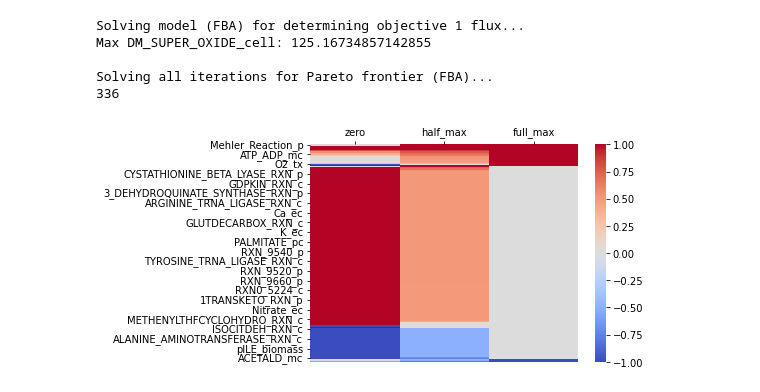
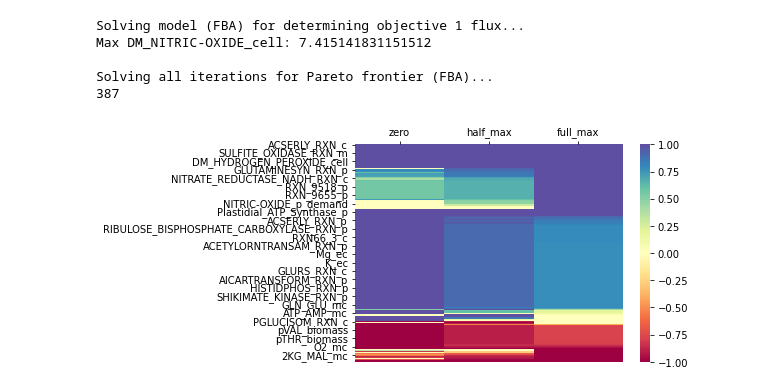
Before and after one commit to Subasree514/Flux_Simulations, a Jupyter notebook: heatmap.ipynb, the cells around one changed output. Cells and saved outputs as stored; diff of their text form; code cells hidden in the pictures.

Commit message:
antioxidant constraints updated and analysis updated

```diff
--- a/heatmap.ipynb
+++ b/heatmap.ipynb
@@ -97,13 +97,14 @@ def pareto_analysis(model, objective1=objective1, objective2=objective2, pareto_
 # %%
 ## Plots
 #model = cobra.io.load_matlab_model(join('/home/subasree/Desktop/Models_to_work/alpha_day_DM.mat'))
-model_rs = read_sbml_model('beta_day_RS_DM.xml')
+model_rs = read_sbml_model('beta_antiox_dm.xml')#beta_antiox_dm beta_day_RS_DM
 core_model=model_rs
 #core_model.add_boundary(core_model.metabolites.get_by_id("DNA_damage_cost_c"), type="demand")
 #core_model.add_boundary(core_model.metabolites.get_by_id('Protein_oxidation_cost_c'), type="demand")
 #core_model.add_boundary(core_model.metabolites.get_by_id('Aminoacid_oxidation_cost_c'), type="demand")
 #core_model.reactions.get_by_id('DM_CPD-12377_cell').add_metabolites({'DNA_damage_cost_c':1.0,'Protein_oxidation_cost_c':1.0})
 #core_model.reactions.get_by_id('DM_CPD0-1395_cell').add_metabolites({'DNA_damage_cost_c':1.0})
+#core_model.reactions.get_by_id('Photon_tx').bounds = (0,29.96568)
 
 ##Constraints
 rubisco = core_model.problem.Constraint(3 * core_model.reactions.get_by_id("RXN_961_p").flux_expression - core_model.reactions.get_by_id("RIBULOSE_BISPHOSPHATE_CARBOXYLASE_RXN_p").flux_expression,lb=0, ub=0,)
@@ -128,10 +129,10 @@ o2s_biotic = core_model.problem.Constraint(core_model.reactions.get_by_id("Super
 
 ##
 h2o2_uvb = core_model.problem.Constraint(core_model.reactions.get_by_id("H2O2_p_demand").flux_expression + core_model.reactions.get_by_id("H2O2_m_demand").flux_expression + core_model.reactions.get_by_id("H2O2_x_demand").flux_expression, lb=0, ub=7.476968447)
-core_model.add_cons_vars(h2o2_uvb)
+#core_model.add_cons_vars(h2o2_uvb)
 #
 o2s_uvb = core_model.problem.Constraint(core_model.reactions.get_by_id("Super_oxide_p_demand").flux_expression + core_model.reactions.get_by_id("Super_oxide_m_demand").flux_expression + core_model.reactions.get_by_id("Super_oxide_x_demand").flux_expression, lb=0, ub=0.0001540487974)
-core_model.add_cons_vars(o2s_uvb)
+#core_model.add_cons_vars(o2s_uvb)
 
 ## ellicitors
 h2o2_ell = core_model.problem.Constraint(core_model.reactions.get_by_id("H2O2_p_demand").flux_expression + core_model.reactions.get_by_id("H2O2_m_demand").flux_expression + core_model.reactions.get_by_id("H2O2_x_demand").flux_expression + core_model.reactions.get_by_id("H2O2_e_demand").flux_expression, lb=0, ub=0.03415905925)
@@ -142,7 +143,7 @@ o2s_ell = core_model.problem.Constraint(core_model.reactions.get_by_id("Super_ox
 
 ## Nitric oxide
 h2o2_demand = core_model.problem.Constraint(core_model.reactions.get_by_id("DM_NITRIC-OXIDE_cell").flux_expression, lb=0, ub=0.0001802061558)
-core_model.add_cons_vars(h2o2_demand)
+#core_model.add_cons_vars(h2o2_demand)
 # %%
 k=[]
 for i in core_model.reactions:
@@ -150,7 +151,7 @@ for i in core_model.reactions:
     k.append(r)
 # %%
 ## plot pareto plot
-objective1 =  'DM_SUPER_OXIDE_cell' #ho2_rad_p_demand AraCore_Biomass_tx DM_HS_cell DM_CPD0-1395_cell'DM_SUPER_OXIDE_cell'#'DM_NITRIC-OXIDE_cell'#'DM_CPD-12377_cell'#'DM_HYDROGEN_PEROXIDE_cell'
+objective1 =  'DM_NITRIC-OXIDE_cell' #DM_ho2_rad_cell AraCore_Biomass_tx DM_HS_cell DM_CPD0-1395_cell'DM_SUPER_OXIDE_cell'#'DM_NITRIC-OXIDE_cell'#'DM_CPD-12377_cell'#'DM_HYDROGEN_PEROXIDE_cell'
 objective2 =  'AraCore_Biomass_tx'#Arabidopsis_biomass_tx'#AraCore_Biomass_tx'
 solution_primary=pareto_analysis(core_model, objective1 = objective1, objective2=objective2, pareto_range = pareto_range, metric = metric)
 #pd.DataFrame(result_list).to_excel('results.xlsx')
@@ -159,7 +160,10 @@ data_t=data.T
 #print(data_t.head())
 index_len=np.arange(0,len(data_t.index),1)
 indices=data_t.index
-data_new=pd.DataFrame([data_t.iloc[:,0],data_t.iloc[:,50],data_t.iloc[:,100]])
+data_full=pd.DataFrame([data_t.iloc[:,0],data_t.iloc[:,50],data_t.iloc[:,100]])
+df_full=data_full.T
+##
+data_new=pd.DataFrame([data_t.iloc[:,0],data_t.iloc[:,12],data_t.iloc[:,25]])
 df_new=data_new.T
 df_new.columns=['zero','half_max','full_max']
 df_new['maximum']=abs(df_new).max(1)
@@ -179,16 +183,16 @@ data_new=data_new.sort_values(by=['full_max','half_max'],ascending=False)
 print(len(data_new))
 # %% [output]
 Solving model (FBA) for determining objective 1 flux...
-Max DM_SUPER_OXIDE_cell: 125.16734857142855
+Max DM_NITRIC-OXIDE_cell: 7.415141831151512
 
 Solving all iterations for Pareto frontier (FBA)...
-336
+387
 # %%
 fig=figsize=(25, 20)
-ax = sns.heatmap(data_new.iloc[:,0:3],yticklabels=15,cmap="coolwarm")#DM_HS_cell=17 02S=16
+ax = sns.heatmap(data_new.iloc[:,0:3],yticklabels=15,cmap="Spectral")#DM_HS_cell=17 02S=16
 ax.set(xlabel="", ylabel="")
 ax.xaxis.tick_top()
-# Spectral seismic coolwarm
+# Spectral magma cubehelix icefire viridis  seismic coolwarm
 # %% [output]
-[figure, old version]
+[figure, new version]
 # %%
```
Also changed, not shown: parts of 1 cell of this notebook, 10 other files.
